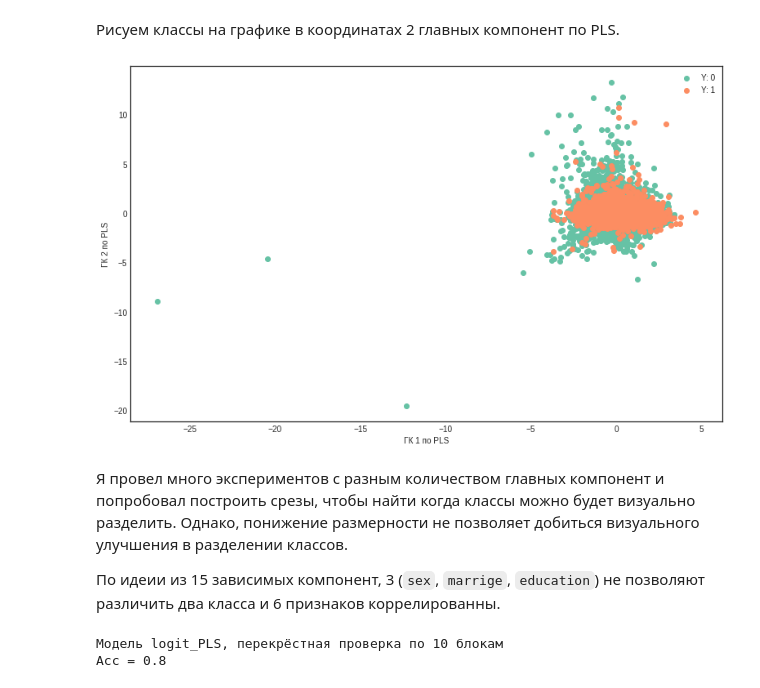
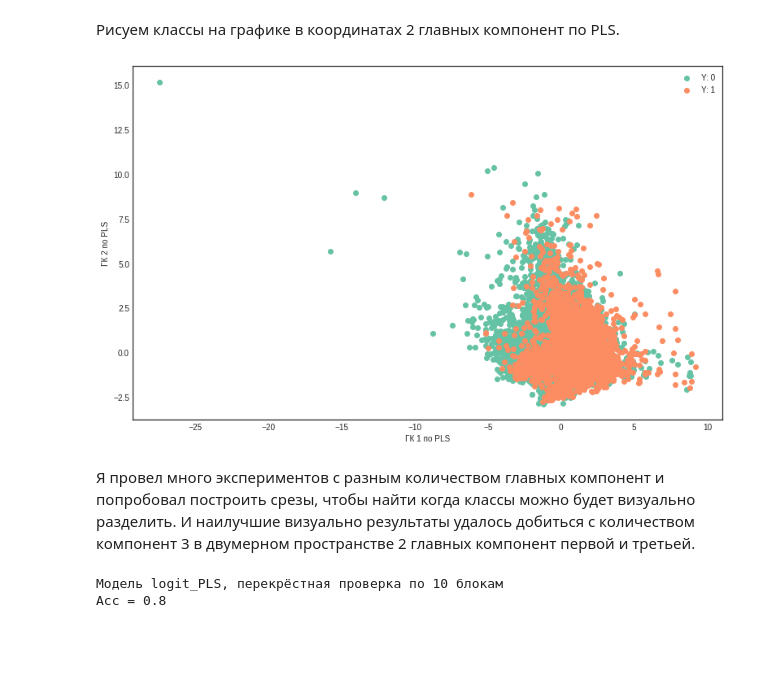
Before and after one commit to KirillSel/ML_Lab_1, a Jupyter notebook: Lab_3/Lab_3.ipynb, the cells around one changed output. Drawn from its saved outputs; the diff is of its cells as text; code cells hidden in the pictures; blank space fills up the shorter version.

```diff
--- a/Lab_3/Lab_3.ipynb
+++ b/Lab_3/Lab_3.ipynb
@@ -394,0 +439,7 @@ plt.show()
+# %%
+DF_num = pd.concat([DF.loc[:,DF.dtypes=='int64'].reset_index(),df_dummy_nom], axis=1)
+DF_num = DF_num.drop(['SEX', 'EDUCATION', 'MARRIAGE', 'index'], axis=1)
+print('Размерность обучающего фрейма после перекодировки:', DF_num.shape)
+
+print()
+DF_num.head()
@@ -462,7 +557,7 @@ df.loc[df['P_значение'] < 0.05].sort_values('Корреляция')
 # %%
 # стандартизация
 sc = StandardScaler()
-X_train_std = sc.fit_transform(DF.iloc[:, :15].values)
+X_train_std = sc.fit_transform(DF_num.drop('Y', axis=1).values)
 
 # проверяем средние и стандартные отклонения после стандартизации
 for i_col in range(X_train_std.shape[1]) :
@@ -492,9 +589,9 @@ for i_col in range(X_train_std.shape[1]) :
 Сначала посмотрим, как работает метод на всех наблюдениях обучающего набора.
 # %%
 # функция для оценки модели, берём все компоненты, по числу столбцов X
-pls = PLSRegression(n_components=15, max_iter=1500)
+pls = PLSRegression(n_components=25)
 # значения зависимой переменной превращаем в фиктивные по классам
-Y_train = pd.get_dummies(DF.Y.astype(str))
+Y_train = pd.get_dummies(DF_num.Y.astype(str))
 # оцениваем
 pls.fit(X_train_std, Y_train)
 
@@ -512,7 +610,7 @@ print('Доли объяснённой дисперсии по компонен
 Из-за того, что при вычислении компонент метдом PLS мы учитываем корреляцию с $Y$, компоненты, во-первых, не ортогональны, а во-вторых сумма объяснённых долей дисперсии уже не равняется 1.
 # %%
 # сокращаем пространство компонент до 2
-pls = PLSRegression(n_components=11)
+pls = PLSRegression(n_components=3)
 # перестраиваем модель
 pls.fit(X_train_std, Y_train)
 # пересчитываем X
@@ -549,21 +647,19 @@ dict_items([(0, 24373), (1, 1127)])
 # %%
 # график классов в пространстве ГК
 plt.figure(figsize = (13,8))
-plt.scatter(X_train_pls[DF['Y'] == 0][:, 3],
-            X_train_pls[DF['Y'] == 0][:, 10], label='Y: 0')
-plt.scatter(X_train_pls[DF['Y'] == 1][:, 3],
-            X_train_pls[DF['Y'] == 1][:, 10], label='Y: 1')
+plt.scatter(X_train_pls[DF_num['Y'] == 0][:, 0],
+            X_train_pls[DF_num['Y'] == 0][:, 2], label='Y: 0')
+plt.scatter(X_train_pls[DF_num['Y'] == 1][:, 0],
+            X_train_pls[DF_num['Y'] == 1][:, 2], label='Y: 1')
 
 plt.xlabel('ГК 1 по PLS')
 plt.ylabel('ГК 2 по PLS')
 plt.legend()
 plt.show()
 # %% [output]
-[figure, old version]
+[figure, new version]
 # %% [markdown]
-Я провел много экспериментов с разным количеством главных компонент и попробовал построить срезы, чтобы найти когда классы можно будет визуально разделить. Однако, понижение размерности не позволяет добиться визуального улучшения в разделении классов.
-
-По идеии из 15 зависимых компонент, 3  (`sex`, `marrige`, `education`) не позволяют различить два класса и 6 признаков коррелированны.
+Я провел много экспериментов с разным количеством главных компонент и попробовал построить срезы, чтобы найти когда классы можно будет визуально разделить. И наилучшие визуально результаты удалось добиться с количеством компонент 3 в двумерном пространстве 2 главных компонент первой и третьей.
 # %%
 # функция разбиения на блоки для перекрёстной проверки
 #  для чистоты эксперимента возьмём другое ядро генератора случайных чисел
```
Also changed, not shown: parts of 42 cells of this notebook, 1 other file.
